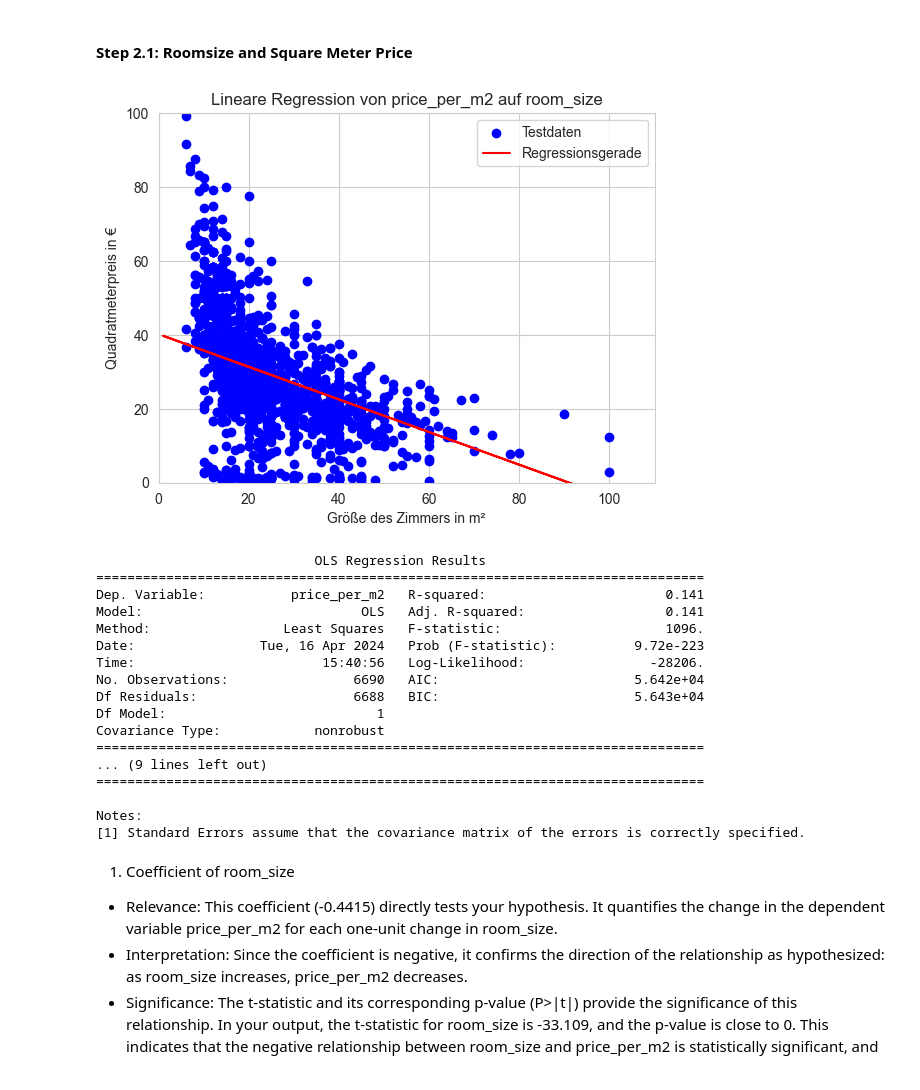
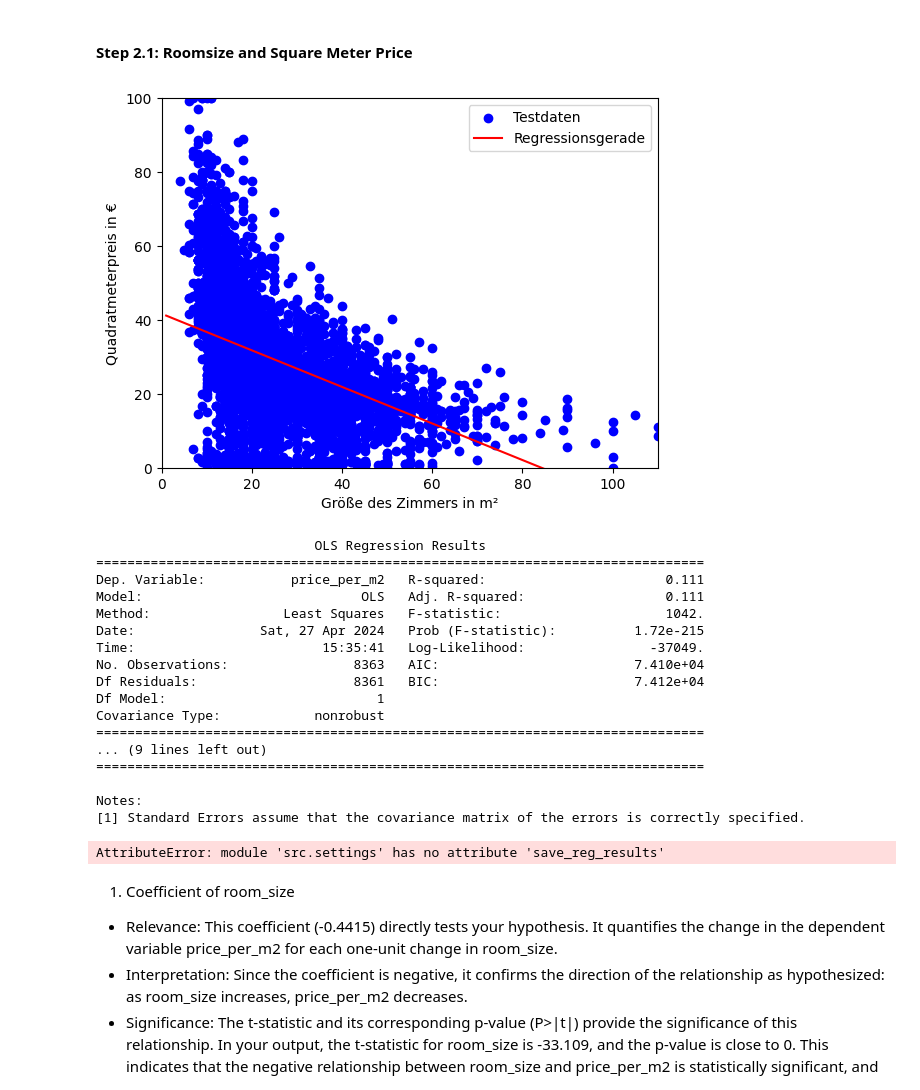
Before and after one commit to pascals00/WG-Gesucht, a Jupyter notebook: DataAnalysis/PriceDeterminantsAnalysis.ipynb, the cells around one changed output. Drawn from its saved outputs; the diff is of its cells as text; code cells hidden in the pictures.

```diff
--- a/DataAnalysis/PriceDeterminantsAnalysis.ipynb
+++ b/DataAnalysis/PriceDeterminantsAnalysis.ipynb
@@ -36,3 +32,10 @@ df_price_det_analysis.loc[:, 'available_from'] = pd.to_datetime(df_price_det_ana
 df_price_det_analysis.loc[:, 'available_until'] = pd.to_datetime(df_price_det_analysis['available_until'], dayfirst=True)
 # %%
 df_price_det_analysis.loc[:, 'price_per_m2'] = df_price_det_analysis['total_rent'] / df_price_det_analysis['room_size']
+
+print(len(df_price_det_analysis))
+
+df_price_det_analysis = df_price_det_analysis[df_price_det_analysis['price_per_m2'] > 0]
+df_price_det_analysis = df_price_det_analysis[df_price_det_analysis['room_size'] > 0]
+
+print(len(df_price_det_analysis))
@@ -59,52 +65,54 @@ df_price_det_analysis.loc[:, 'price_per_m2'] = df_price_det_analysis['total_rent
 # %%
 df = df_price_det_analysis.copy()
 
-x = 'room_size'
-y = 'price_per_m2'
+dep_var = 'price_per_m2'
+ind_var = 'room_size'
 
-df[x] = pd.to_numeric(df[x], errors='coerce')
-df[y] = pd.to_numeric(df[y], errors='coerce')
+# Convert to numeric, coercing errors
+df[ind_var] = pd.to_numeric(df[ind_var], errors='coerce')
+df[dep_var] = pd.to_numeric(df[dep_var], errors='coerce')
 
-df.dropna(subset=[x, y], inplace=True)
+# Drop rows with NaN in specific columns
+df.dropna(subset=[ind_var, dep_var], inplace=True)
 
-# Vorbereiten der Daten
-X = df[x]
-Y = df[y]
-X = sm.add_constant(X)  # Fügt eine Konstante (Intercept) zum Modell hinzu
+# Preparing data for regression
+X = df[ind_var]
+Y = df[dep_var]
+X = sm.add_constant(X)  # Adding a constant (intercept) to the model
 
-# Aufteilen der Daten in Trainings- und Testsätze
-X_train, X_test, y_train, y_test = train_test_split(X, Y, test_size=0.2, random_state=0)
+# Create and fit the model with statsmodels for detailed statistics
+model = sm.OLS(Y, X).fit()
 
-# Modell erstellen und anpassen mit statsmodels für detaillierte Statistiken
-model = sm.OLS(y_train, X_train).fit()
+# Model prediction
+X_sorted = X.sort_values(by='room_size')  # Sort values for a proper line plot
+y_pred = model.predict(X_sorted)
 
-# Modellbewertung auf Testdaten
-y_pred = model.predict(X_test)
-r_squared = model.rsquared
-
-# Plot der Daten und der Regressionsgerade
-plt.scatter(X_test[x], y_test, color='blue', label='Testdaten')
-plt.plot(X_test[x], y_pred, color='red', label='Regressionsgerade')
-plt.title('Lineare Regression von ' + y + ' auf ' + x)
+# Plotting the data and the regression line
+plt.scatter(X['room_size'], Y, color='blue', label='Testdaten')
+plt.plot(X_sorted['room_size'], y_pred, color='red', label='Regressionsgerade')
 plt.xlabel('Größe des Zimmers in m²')
 plt.ylabel('Quadratmeterpreis in €')
 plt.ylim(0, 100)
 plt.xlim(0, 110)
 plt.legend()
 plt.show()
 
+# Print the summary of the model
 print(model.summary())
+
+# Save model Summary
+st.save_reg_results(ind_var, dep_var, model)
 # %% [output]
-[figure, old version]
+[figure, new version]
                             OLS Regression Results
 ==============================================================================
-Dep. Variable:           price_per_m2   R-squared:                       0.141
-Model:                            OLS   Adj. R-squared:                  0.141
-Method:                 Least Squares   F-statistic:                     1096.
-Date:                Tue, 16 Apr 2024   Prob (F-statistic):          9.72e-223
-Time:                        15:40:56   Log-Likelihood:                -28206.
-No. Observations:                6690   AIC:                         5.642e+04
-Df Residuals:                    6688   BIC:                         5.643e+04
+Dep. Variable:           price_per_m2   R-squared:                       0.111
+Model:                            OLS   Adj. R-squared:                  0.111
+Method:                 Least Squares   F-statistic:                     1042.
+Date:                Sat, 27 Apr 2024   Prob (F-statistic):          1.72e-215
+Time:                        15:35:41   Log-Likelihood:                -37049.
+No. Observations:                8363   AIC:                         7.410e+04
+Df Residuals:                    8361   BIC:                         7.412e+04
 Df Model:                           1
 Covariance Type:            nonrobust
 ==============================================================================
@@ -113,6 +121,7 @@ Covariance Type:            nonrobust
 
 Notes:
 [1] Standard Errors assume that the covariance matrix of the errors is correctly specified.
+AttributeError: module 'src.settings' has no attribute 'save_reg_results'
 # %% [markdown]
 1. Coefficient of room_size
 - Relevance: This coefficient (-0.4415) directly tests your hypothesis. It quantifies the change in the dependent variable price_per_m2 for each one-unit change in room_size.
```
Also changed, not shown: parts of 11 cells of this notebook, 2 other files.
